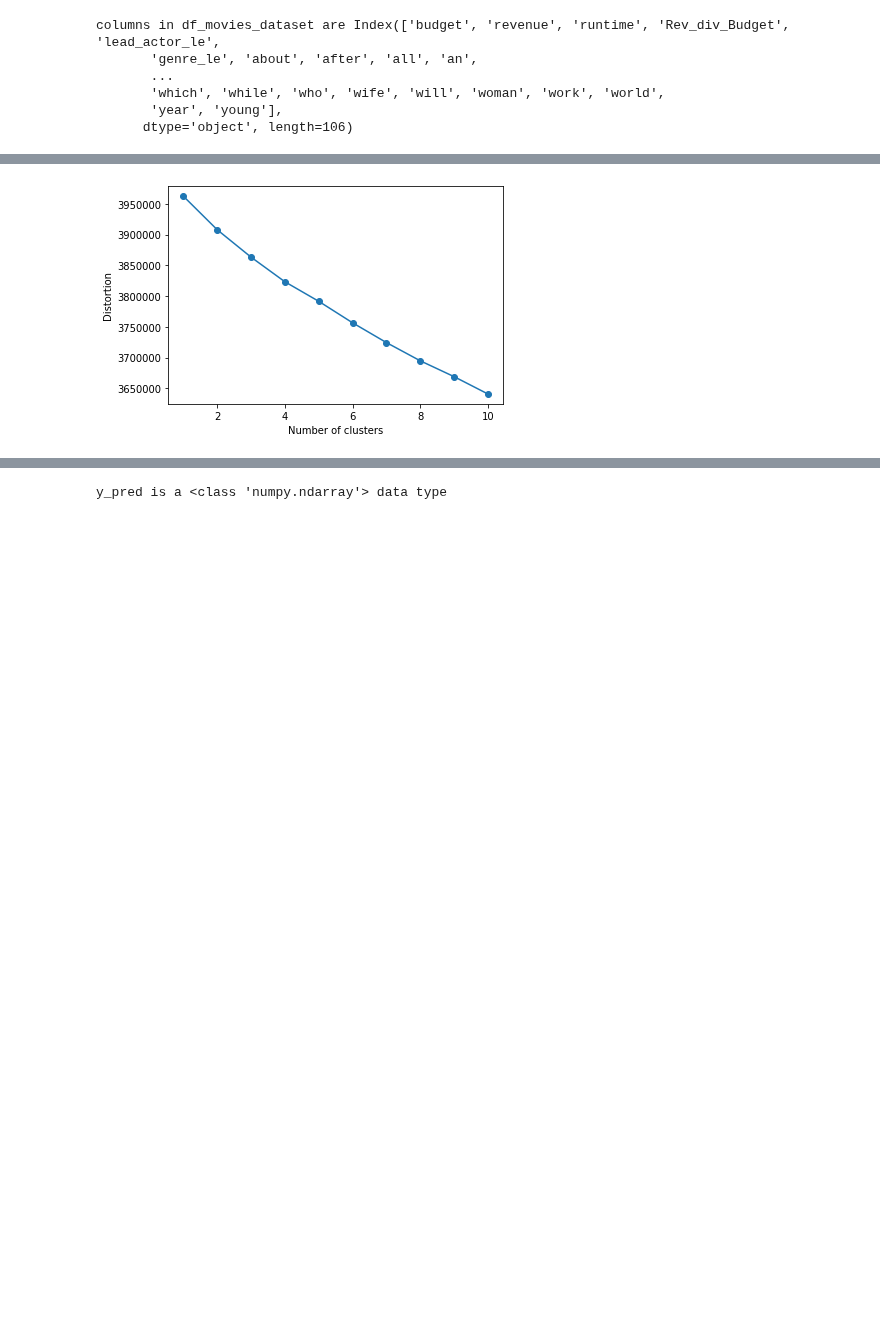
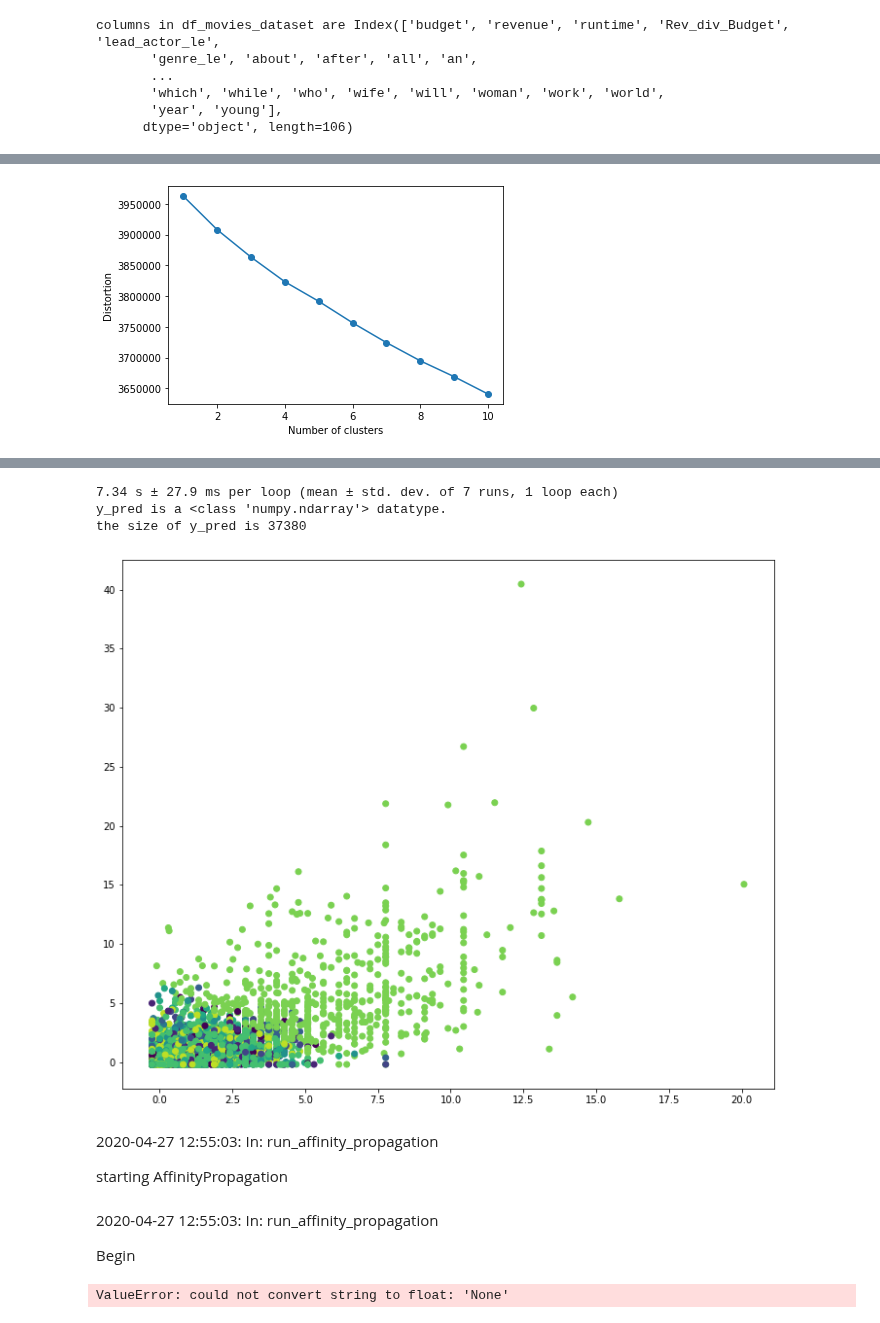
Before and after one commit to loupendley/Thinkful, a Jupyter notebook: HomeworkProjects/Module30/Movies_Clusttering_capstone.ipynb, the cells around one changed output, grey strips where cells are left out. Cells and saved outputs as stored; diff of their text form; code cells hidden in the pictures; blank space fills up the shorter version.

```diff
--- a/HomeworkProjects/Module30/Movies_Clusttering_capstone.ipynb
+++ b/HomeworkProjects/Module30/Movies_Clusttering_capstone.ipynb
@@ -997,11 +1072,12 @@ columns in df_movies_dataset are Index(['budget', 'revenue', 'runtime', 'Rev_div
       dtype='object', length=106)
 # %%
 x = 1
+flag_to_run_affinity_propagation = True
 
 if x == 1: # run this baby
 
     do_the_elbow(all_data, maxK=11)
-    print("y_pred is a {} data type".format(type(y_pred)))
+
     # Plot the solution.
 
     k_means = KMeans(n_clusters=11, random_state=RANDOM_STATE)
@@ -1017,7 +1093,22 @@ if x == 1: # run this baby
     plt.scatter(all_data[:,0], all_data[:,1], c=y_pred)
     plt.show()
 
-    print("herer comes GMM")
+
+    if flag_to_run_affinity_propagation == True:
+#         display_column_names('columns of X_train going into affinity_propagation: ', X_train)
+        params = {
+            'damping' : 0.5,
+             'max_iter' : 50,
+             'convergence_iter' : 15,
+             'copy' : True,
+             'preference' : None,
+             'affinity' :  'euclidean',
+             'verbose' : False
+        }
+        df2, ap_num_clusters = run_affinity_propagation(X_train, y_train, params)
+        plot_it_clusters(df2, xvalue=16, yvalue=16, title="Affinity Propagation with number of clusters = {}".format(ap_num_clusters))
+
+#     print("herer comes GMM")
 #     gmm = GaussianMixture(n_components=4).fit(X)
 #     labels = gmm.predict(X)
 #     plt.scatter(X[:, 0], X[:, 1], c=labels, s=40, cmap='viridis');
@@ -1032,7 +1123,19 @@ Begin
 
 
 End
-y_pred is a <class 'numpy.ndarray'> data type
+7.34 s ± 27.9 ms per loop (mean ± std. dev. of 7 runs, 1 loop each)
+y_pred is a <class 'numpy.ndarray'> datatype.
+the size of y_pred is 37380
+[figure, added]
+2020-04-27 12:55:03: In: run_affinity_propagation
+
+
+starting AffinityPropagation
+2020-04-27 12:55:03: In: run_affinity_propagation
+
+
+Begin
+ValueError: could not convert string to float: 'None'
 # %%
 x = 0
 
```
Also changed, not shown: parts of 8 cells of this notebook.
